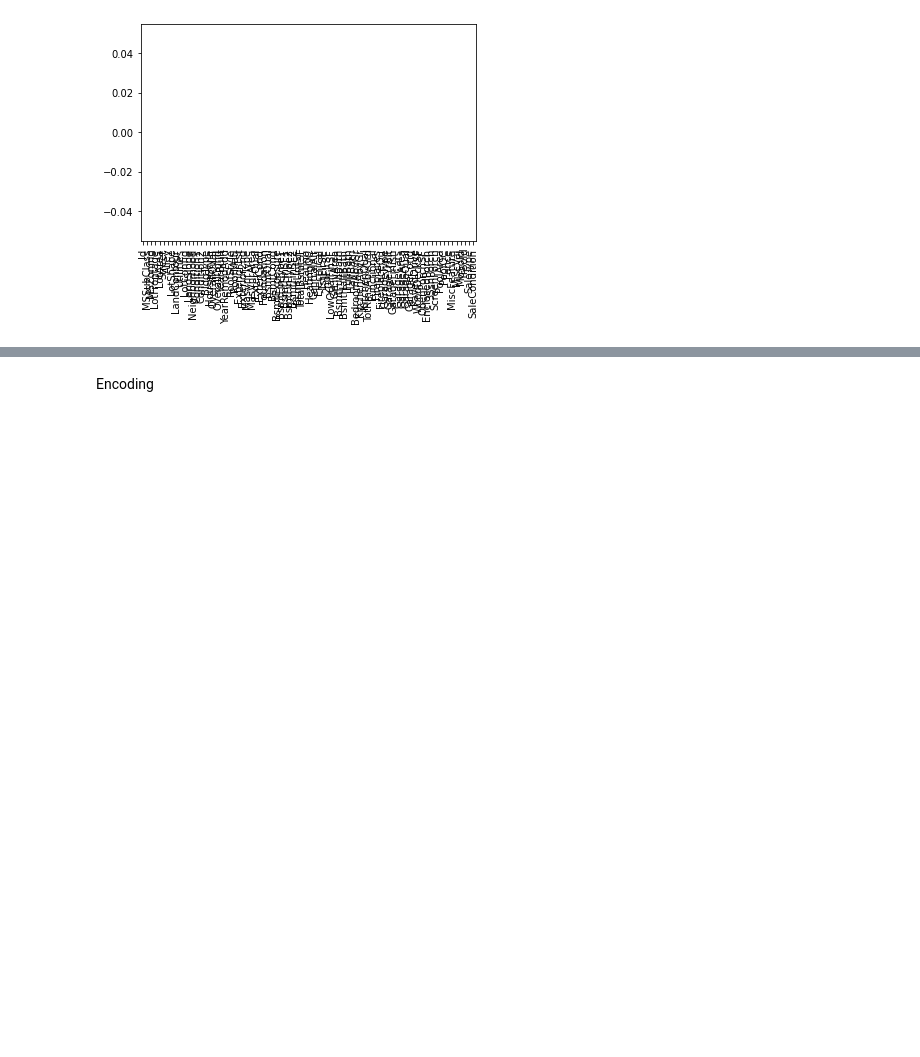
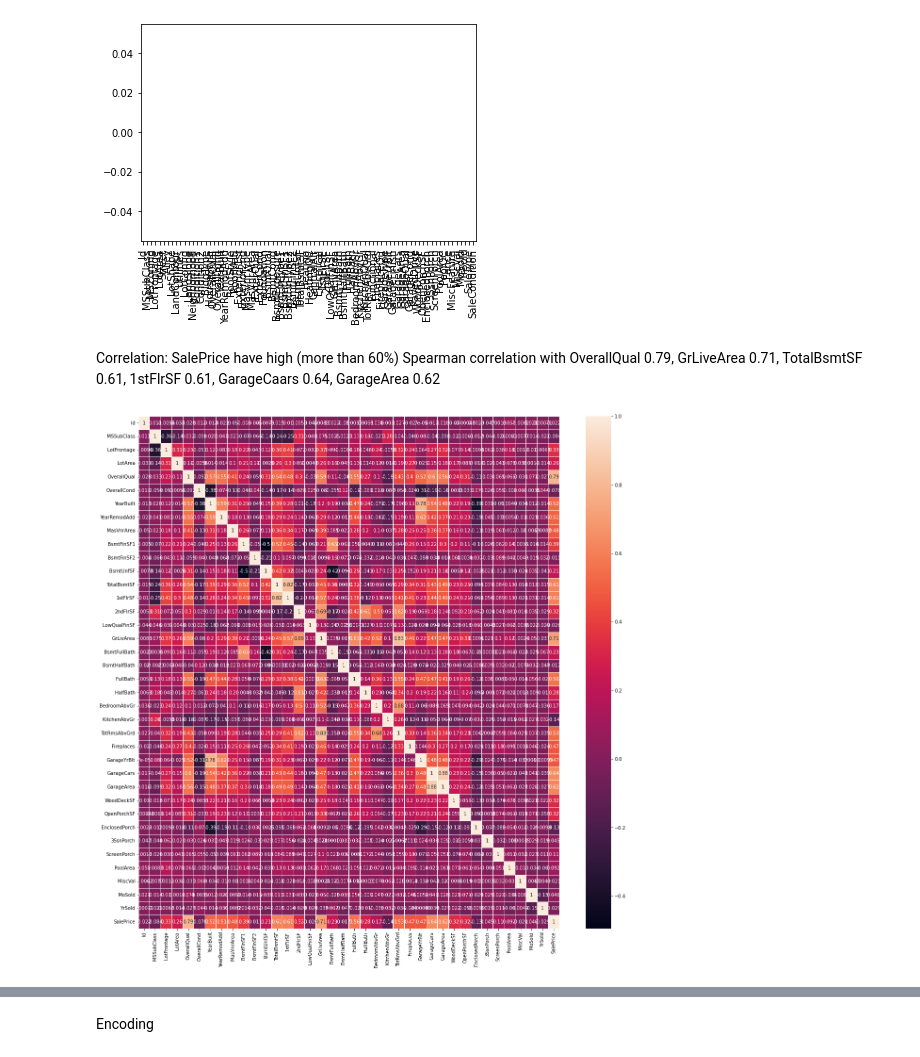
Before and after one commit to julijadociene/WGT-House_Prices, a Jupyter notebook: scripts/descriptive_statistcis_feature_eng.ipynb, the cells around one changed output, grey strips where cells are left out. Cells and saved outputs as stored; diff of their text form; code cells hidden in the pictures; blank space fills up the shorter version.

Commit message:
correlation, normal distribution, outliers

```diff
--- a/scripts/descriptive_statistcis_feature_eng.ipynb
+++ b/scripts/descriptive_statistcis_feature_eng.ipynb
@@ -381,3 +394,15 @@ plt.show
 AxesSubplot(0.125,0.125;0.775x0.755)
 <function matplotlib.pyplot.show(close=None, block=None)>
 [figure]
+# %% [markdown]
+Correlation:
+SalePrice have high (more than 60%) Spearman correlation with OverallQual 0.79, GrLiveArea 0.71, TotalBsmtSF 0.61, 1stFlrSF 0.61, GarageCaars 0.64, GarageArea 0.62
+# %%
+corrMatrix = df_c.corr(method='pearson', )
+#sn.heatmap(corrMatrix, annot=True)
+
+fig, ax = plt.subplots(figsize=(20,20))         # Sample figsize in inches
+sn.heatmap(corrMatrix, annot=True, linewidths=.5, ax=ax)
+plt.show()
+# %% [output]
+[figure, added]
```
Also changed, not shown: parts of 25 cells of this notebook, 4 other files.
